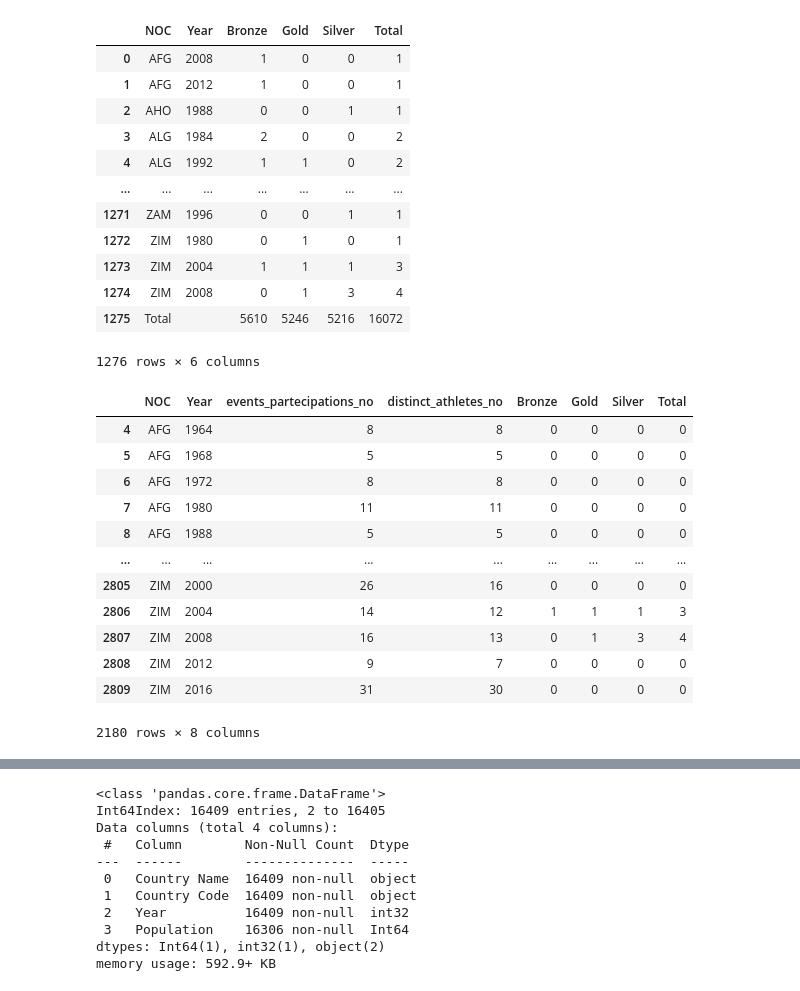
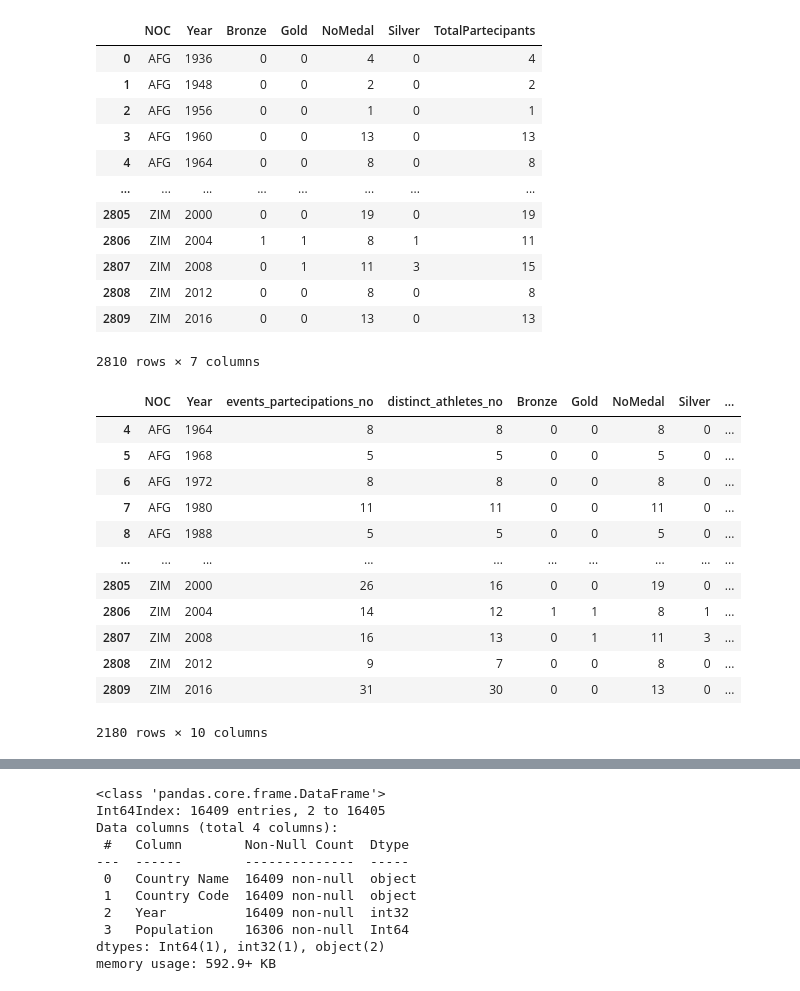
Before and after one commit to abiasiol/LearnSQLCapstoneProject, a Jupyter notebook: 4_exploratory_data.ipynb, the cells around one changed output, grey strips where cells are left out. Drawn from its saved outputs; the diff is of its cells as text; code cells hidden in the pictures.

```diff
--- a/4_exploratory_data.ipynb
+++ b/4_exploratory_data.ipynb
@@ -132,4 +53,5 @@ display(medalists_df)
 # %%
+
 # NOC, year, and different medals
 noc_medals_df = pd.pivot_table(medalists_df,
                                index=['NOC', 'Year'],
@@ -138,49 +60,51 @@ noc_medals_df = pd.pivot_table(medalists_df,
                                values='Event',
                                fill_value=0,
                                margins=True,
-                               margins_name='Total')
+                               margins_name='TotalPartecipants')
 
+noc_medals_df = noc_medals_df.drop(('TotalPartecipants',''))
 noc_medals_df.columns.name = ''
 noc_medals_df.reset_index(inplace=True)
 display(noc_medals_df)
 # %% [output]
-|  | NOC | Year | Bronze | Gold | Silver | Total |
-| 0 | AFG | 2008 | 1 | 0 | 0 | 1 |
-| 1 | AFG | 2012 | 1 | 0 | 0 | 1 |
-| 2 | AHO | 1988 | 0 | 0 | 1 | 1 |
-| 3 | ALG | 1984 | 2 | 0 | 0 | 2 |
-| 4 | ALG | 1992 | 1 | 1 | 0 | 2 |
-| ... | ... | ... | ... | ... | ... | ... |
-| 1271 | ZAM | 1996 | 0 | 0 | 1 | 1 |
-| 1272 | ZIM | 1980 | 0 | 1 | 0 | 1 |
-| 1273 | ZIM | 2004 | 1 | 1 | 1 | 3 |
-| 1274 | ZIM | 2008 | 0 | 1 | 3 | 4 |
-| 1275 | Total |  | 5610 | 5246 | 5216 | 16072 |
+|  | NOC | Year | Bronze | Gold | NoMedal | Silver | TotalPartecipants |
+| 0 | AFG | 1936 | 0 | 0 | 4 | 0 | 4 |
+| 1 | AFG | 1948 | 0 | 0 | 2 | 0 | 2 |
+| 2 | AFG | 1956 | 0 | 0 | 1 | 0 | 1 |
+| 3 | AFG | 1960 | 0 | 0 | 13 | 0 | 13 |
+| 4 | AFG | 1964 | 0 | 0 | 8 | 0 | 8 |
+| ... | ... | ... | ... | ... | ... | ... | ... |
+| 2805 | ZIM | 2000 | 0 | 0 | 19 | 0 | 19 |
+| 2806 | ZIM | 2004 | 1 | 1 | 8 | 1 | 11 |
+| 2807 | ZIM | 2008 | 0 | 1 | 11 | 3 | 15 |
+| 2808 | ZIM | 2012 | 0 | 0 | 8 | 0 | 8 |
+| 2809 | ZIM | 2016 | 0 | 0 | 13 | 0 | 13 |
-1276 rows × 6 columns
+2810 rows × 7 columns
 # %%
 # gold_partecipants_df contains NOC, Year, events_partecipations_no, distinct_athletes_no, Bronze, Silver, Gold, Total
 gold_partecipants_df = gold_events_partecipations_df.merge(gold_distinct_athletes_df, on=['NOC', 'Year'], how='left')
 gold_partecipants_df = gold_partecipants_df.merge(noc_medals_df, on=['NOC', 'Year'], how='left')
 gold_partecipants_df = gold_partecipants_df.fillna(value=0)
 gold_partecipants_df.Gold = gold_partecipants_df.Gold.astype(int)
 gold_partecipants_df.Silver = gold_partecipants_df.Silver.astype(int)
 gold_partecipants_df.Bronze = gold_partecipants_df.Bronze.astype(int)
-gold_partecipants_df.Total = gold_partecipants_df.Total.astype(int)
+gold_partecipants_df.TotalPartecipants = gold_partecipants_df.TotalPartecipants.astype(int)
+gold_partecipants_df['TotalMedals'] = gold_partecipants_df.Gold + gold_partecipants_df.Silver + gold_partecipants_df.Bronze
 gold_partecipants_df = gold_partecipants_df.loc[gold_partecipants_df.Year > 1960]
 display(gold_partecipants_df)
 # %% [output]
-|  | NOC | Year | events_partecipations_no | distinct_athletes_no | Bronze | Gold | Silver | Total |
-| 4 | AFG | 1964 | 8 | 8 | 0 | 0 | 0 | 0 |
-| 5 | AFG | 1968 | 5 | 5 | 0 | 0 | 0 | 0 |
-| 6 | AFG | 1972 | 8 | 8 | 0 | 0 | 0 | 0 |
-| 7 | AFG | 1980 | 11 | 11 | 0 | 0 | 0 | 0 |
-| 8 | AFG | 1988 | 5 | 5 | 0 | 0 | 0 | 0 |
-| ... | ... | ... | ... | ... | ... | ... | ... | ... |
-| 2805 | ZIM | 2000 | 26 | 16 | 0 | 0 | 0 | 0 |
-| 2806 | ZIM | 2004 | 14 | 12 | 1 | 1 | 1 | 3 |
-| 2807 | ZIM | 2008 | 16 | 13 | 0 | 1 | 3 | 4 |
-| 2808 | ZIM | 2012 | 9 | 7 | 0 | 0 | 0 | 0 |
-| 2809 | ZIM | 2016 | 31 | 30 | 0 | 0 | 0 | 0 |
+|  | NOC | Year | events_partecipations_no | distinct_athletes_no | Bronze | Gold | NoMedal | Silver | ... |
+| 4 | AFG | 1964 | 8 | 8 | 0 | 0 | 8 | 0 | ... |
+| 5 | AFG | 1968 | 5 | 5 | 0 | 0 | 5 | 0 | ... |
+| 6 | AFG | 1972 | 8 | 8 | 0 | 0 | 8 | 0 | ... |
+| 7 | AFG | 1980 | 11 | 11 | 0 | 0 | 11 | 0 | ... |
+| 8 | AFG | 1988 | 5 | 5 | 0 | 0 | 5 | 0 | ... |
+| ... | ... | ... | ... | ... | ... | ... | ... | ... | ... |
+| 2805 | ZIM | 2000 | 26 | 16 | 0 | 0 | 19 | 0 | ... |
+| 2806 | ZIM | 2004 | 14 | 12 | 1 | 1 | 8 | 1 | ... |
+| 2807 | ZIM | 2008 | 16 | 13 | 0 | 1 | 11 | 3 | ... |
+| 2808 | ZIM | 2012 | 9 | 7 | 0 | 0 | 8 | 0 | ... |
+| 2809 | ZIM | 2016 | 31 | 30 | 0 | 0 | 13 | 0 | ... |
-2180 rows × 8 columns
+2180 rows × 10 columns
 # %%
 # Read NOC table
```
Also changed, not shown: parts of 18 cells of this notebook, 8 other files.
